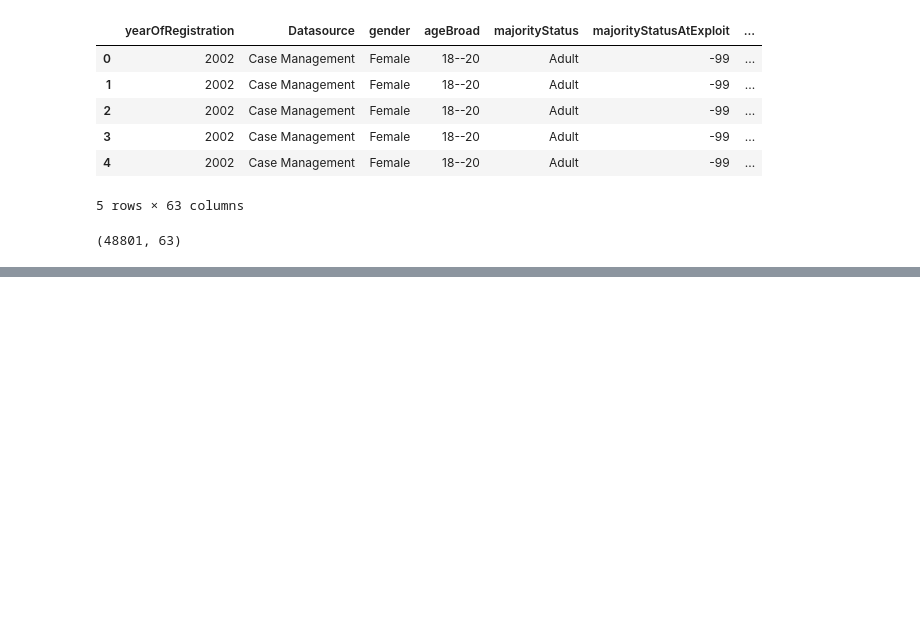
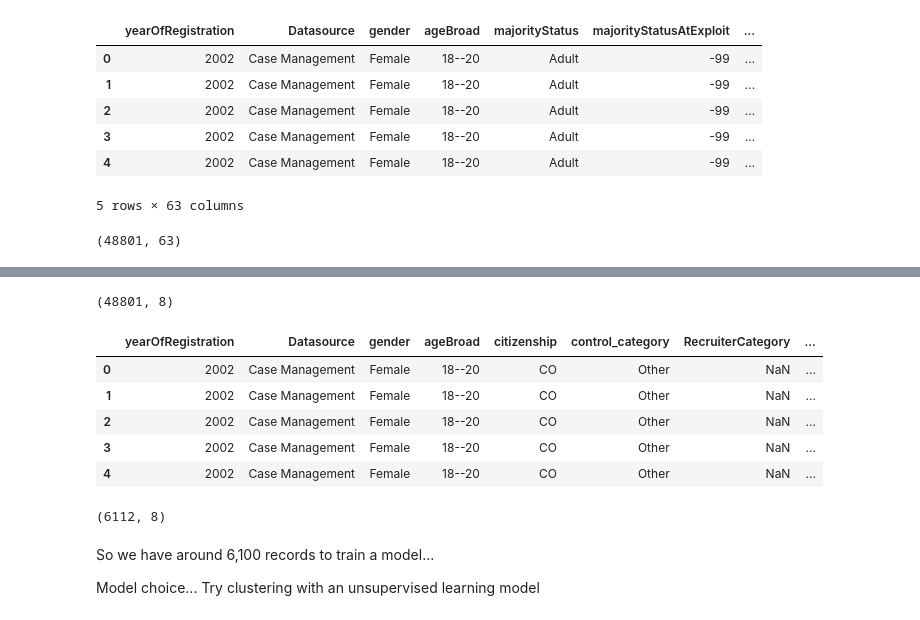
Before and after one commit to gh-mrmoore/Human-Trafficking-Analysis, a Jupyter notebook: more_eda.ipynb, the cells around one changed output, grey strips where cells are left out. Saved outputs shown, nothing was run; the diff lists cells and outputs as text; code cells hidden in the pictures; blank space fills up the shorter version.

Commit message:
Lots of data cleaning that can still be improved. Working unsupervised model seemingly working, needs testing.

```diff
--- a/more_eda.ipynb
+++ b/more_eda.ipynb
@@ -101,0 +184,24 @@ categorized_eda_df.head()
+# %%
+# Re-categorize typeOfExploitConcatenated
+exploit_categories = []
+for row in categorized_eda_df.iterrows():
+    if str(row[1]["typeOfExploitConcatenated"]) == "Sexual exploitation":
+        exploit_categories.append("Sexual")
+    elif str(row[1]["typeOfExploitConcatenated"]) == "Forced labour":
+        exploit_categories.append("Labor")
+    elif str(row[1]["typeOfExploitConcatenated"]) == "Other":
+        exploit_categories.append("Other")
+    elif str(row[1]["typeOfExploitConcatenated"]) == "Slavery and similar practices":
+        exploit_categories.append("Slavery/Similar")
+    elif str(row[1]["typeOfExploitConcatenated"]) == "Forced marriage":
+        exploit_categories.append("Forced Marriage")
+    elif str(row[1]["typeOfExploitConcatenated"]) == "-99":
+        exploit_categories.append(np.nan)
+    else:
+        exploit_categories.append("Multiple")
+# %%
+# Add re-categorized data to DataFrame
+categorized_eda_df["ExploitType"] = exploit_categories
+
+# Drop columns
+categorized_eda_df.drop(["typeOfExploitConcatenated", "isForcedLabour", "isSexualExploit", "isOtherExploit", "isSexAndLabour", "isForcedMarriage", "isForcedMilitary", "isOrganRemoval", "isSlaveryAndPractices"], axis=1, inplace=True)
@@ -101,0 +222,38 @@ categorized_eda_df.head()
+# %%
+# Drop other categories that we won't need for our initial analysis
+# drop_list = ["majorityStatus", "majorityStatusAtExploit", "majorityEntry", \
+#     "typeOfLabourAgriculture", "typeOfLabourAquafarming", "typeOfLabourBegging", \
+#         "typeOfLabourConstruction", "typeOfLabourDomesticWork", "typeOfLabourHospitality", \
+#             "typeOfLabourIllicitActivities", "typeOfLabourManufacturing", "typeOfLabourMiningOrDrilling", \
+#                 "typeOfLabourPeddling", "typeOfLabourTransportation", "typeOfLabourOther", "typeOfLabourNotSpecified", \
+#                     "typeOfLabourConcatenated", "typeOfSexProstitution", "typeOfSexPornography", "typeOfSexRemoteInteractiveServices", \
+#                         "typeOfSexPrivateSexualServices", "typeOfSexConcatenated", "isAbduction", "CountryOfExploitation"]
+
+categorized_eda_df.drop(["majorityStatus", "majorityStatusAtExploit", "majorityEntry", \
+    "typeOfLabourAgriculture", "typeOfLabourAquafarming", "typeOfLabourBegging", \
+        "typeOfLabourConstruction", "typeOfLabourDomesticWork", "typeOfLabourHospitality", \
+            "typeOfLabourIllicitActivities", "typeOfLabourManufacturing", "typeOfLabourMiningOrDrilling", \
+                "typeOfLabourPeddling", "typeOfLabourTransportation", "typeOfLabourOther", "typeOfLabourNotSpecified", \
+                    "typeOfLabourConcatenated", "typeOfSexProstitution", "typeOfSexPornography", "typeOfSexRemoteInteractiveServices", \
+                        "typeOfSexPrivateSexualServices", "typeOfSexConcatenated", "isAbduction", "CountryOfExploitation"], axis=1, inplace=True)
+print(categorized_eda_df.shape)
+categorized_eda_df.head()
+# %% [output]
+(48801, 8)
+|  | yearOfRegistration | Datasource | gender | ageBroad | citizenship | control_category | RecruiterCategory | ... |
+| 0 | 2002 | Case Management | Female | 18--20 | CO | Other | NaN | ... |
+| 1 | 2002 | Case Management | Female | 18--20 | CO | Other | NaN | ... |
+| 2 | 2002 | Case Management | Female | 18--20 | CO | Other | NaN | ... |
+| 3 | 2002 | Case Management | Female | 18--20 | CO | Other | NaN | ... |
+| 4 | 2002 | Case Management | Female | 18--20 | CO | Other | NaN | ... |
+# %%
+# categorized_eda_df.isnull().sum()
+categorized_eda_df.dropna(inplace=True, axis = 0)
+categorized_eda_df.shape
+# %% [output]
+(6112, 8)
+# %% [markdown]
+So we have around 6,100 records to train a model...
+
+Model choice...
+Try clustering with an unsupervised learning model
```
Also changed, not shown: parts of 22 cells of this notebook, 1 other file.
